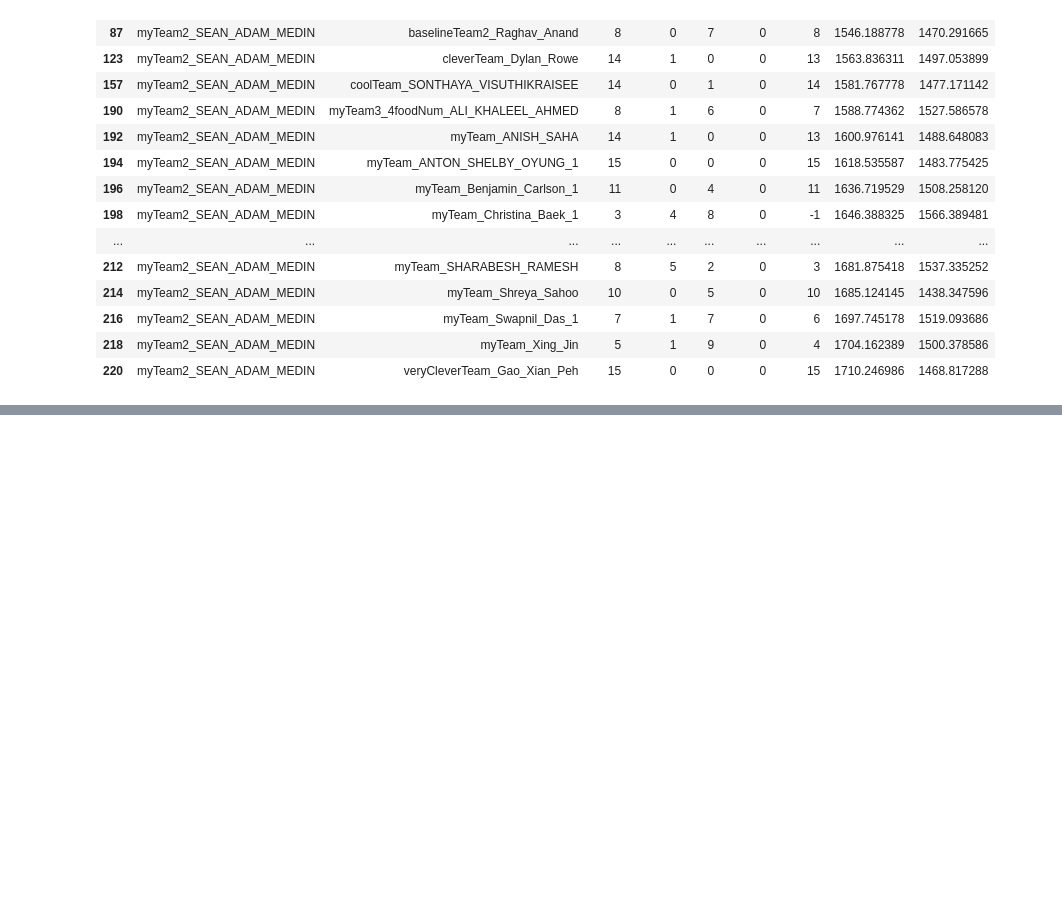
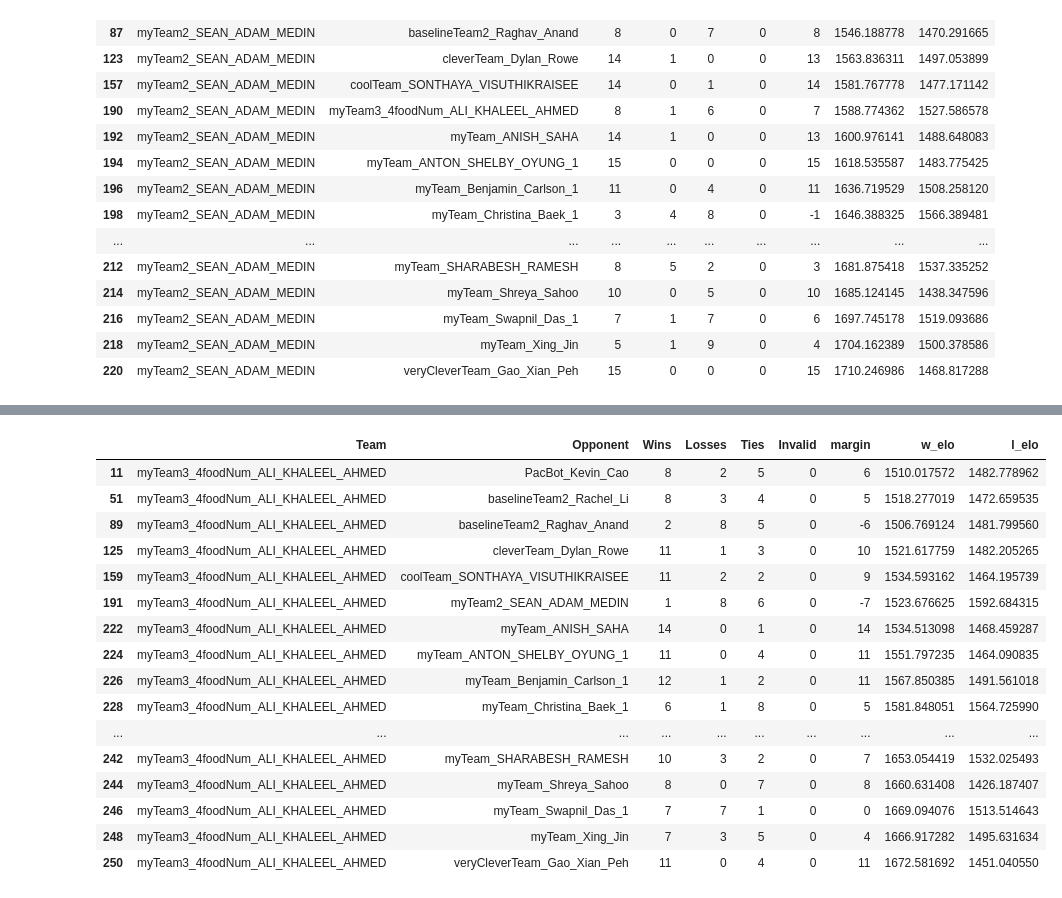
Before and after one commit to peterlee123hi/cs188-contest-2, a Jupyter notebook: rank_analysis.ipynb, the cells around one changed output, grey strips where cells are left out. Saved outputs shown, nothing was run; the diff lists cells and outputs as text; code cells hidden in the pictures; blank space fills up the shorter version.

```diff
--- a/rank_analysis.ipynb
+++ b/rank_analysis.ipynb
@@ -251,0 +272,20 @@ match_results_df[match_results_df['Team'] == 'myTeam2_SEAN_ADAM_MEDIN']
+# %%
+match_results_df[match_results_df['Team'] == 'myTeam3_4foodNum_ALI_KHALEEL_AHMED']
+# %% [output]
+|  | Team | Opponent | Wins | Losses | Ties | Invalid | margin | w_elo | l_elo |
+| 11 | myTeam3_4foodNum_ALI_KHALEEL_AHMED | PacBot_Kevin_Cao | 8 | 2 | 5 | 0 | 6 | 1510.017572 | 1482.778962 |
+| 51 | myTeam3_4foodNum_ALI_KHALEEL_AHMED | baselineTeam2_Rachel_Li | 8 | 3 | 4 | 0 | 5 | 1518.277019 | 1472.659535 |
+| 89 | myTeam3_4foodNum_ALI_KHALEEL_AHMED | baselineTeam2_Raghav_Anand | 2 | 8 | 5 | 0 | -6 | 1506.769124 | 1481.799560 |
+| 125 | myTeam3_4foodNum_ALI_KHALEEL_AHMED | cleverTeam_Dylan_Rowe | 11 | 1 | 3 | 0 | 10 | 1521.617759 | 1482.205265 |
+| 159 | myTeam3_4foodNum_ALI_KHALEEL_AHMED | coolTeam_SONTHAYA_VISUTHIKRAISEE | 11 | 2 | 2 | 0 | 9 | 1534.593162 | 1464.195739 |
+| 191 | myTeam3_4foodNum_ALI_KHALEEL_AHMED | myTeam2_SEAN_ADAM_MEDIN | 1 | 8 | 6 | 0 | -7 | 1523.676625 | 1592.684315 |
+| 222 | myTeam3_4foodNum_ALI_KHALEEL_AHMED | myTeam_ANISH_SAHA | 14 | 0 | 1 | 0 | 14 | 1534.513098 | 1468.459287 |
+| 224 | myTeam3_4foodNum_ALI_KHALEEL_AHMED | myTeam_ANTON_SHELBY_OYUNG_1 | 11 | 0 | 4 | 0 | 11 | 1551.797235 | 1464.090835 |
+| 226 | myTeam3_4foodNum_ALI_KHALEEL_AHMED | myTeam_Benjamin_Carlson_1 | 12 | 1 | 2 | 0 | 11 | 1567.850385 | 1491.561018 |
+| 228 | myTeam3_4foodNum_ALI_KHALEEL_AHMED | myTeam_Christina_Baek_1 | 6 | 1 | 8 | 0 | 5 | 1581.848051 | 1564.725990 |
+| ... | ... | ... | ... | ... | ... | ... | ... | ... | ... |
+| 242 | myTeam3_4foodNum_ALI_KHALEEL_AHMED | myTeam_SHARABESH_RAMESH | 10 | 3 | 2 | 0 | 7 | 1653.054419 | 1532.025493 |
+| 244 | myTeam3_4foodNum_ALI_KHALEEL_AHMED | myTeam_Shreya_Sahoo | 8 | 0 | 7 | 0 | 8 | 1660.631408 | 1426.187407 |
+| 246 | myTeam3_4foodNum_ALI_KHALEEL_AHMED | myTeam_Swapnil_Das_1 | 7 | 7 | 1 | 0 | 0 | 1669.094076 | 1513.514643 |
+| 248 | myTeam3_4foodNum_ALI_KHALEEL_AHMED | myTeam_Xing_Jin | 7 | 3 | 5 | 0 | 4 | 1666.917282 | 1495.631634 |
+| 250 | myTeam3_4foodNum_ALI_KHALEEL_AHMED | veryCleverTeam_Gao_Xian_Peh | 11 | 0 | 4 | 0 | 11 | 1672.581692 | 1451.040550 |
```
Also changed, not shown: parts of 1 cell of this notebook.
